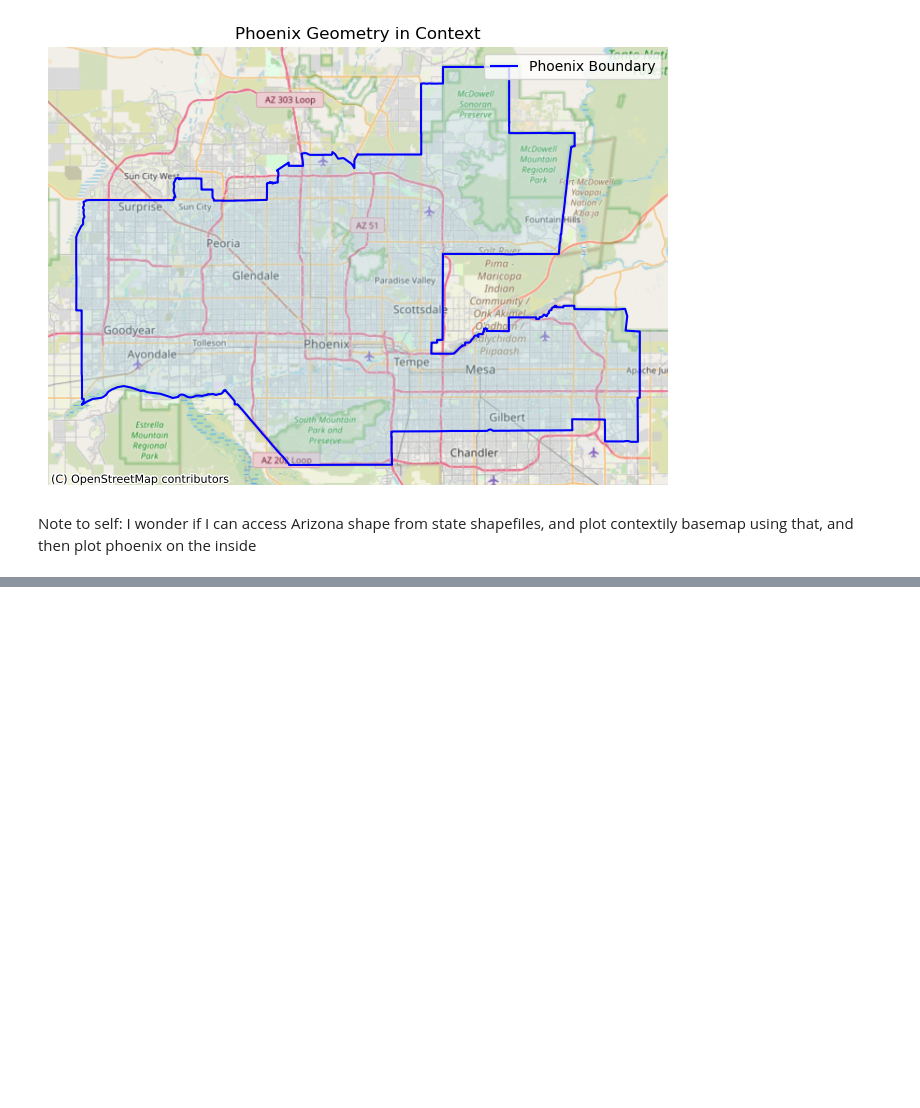
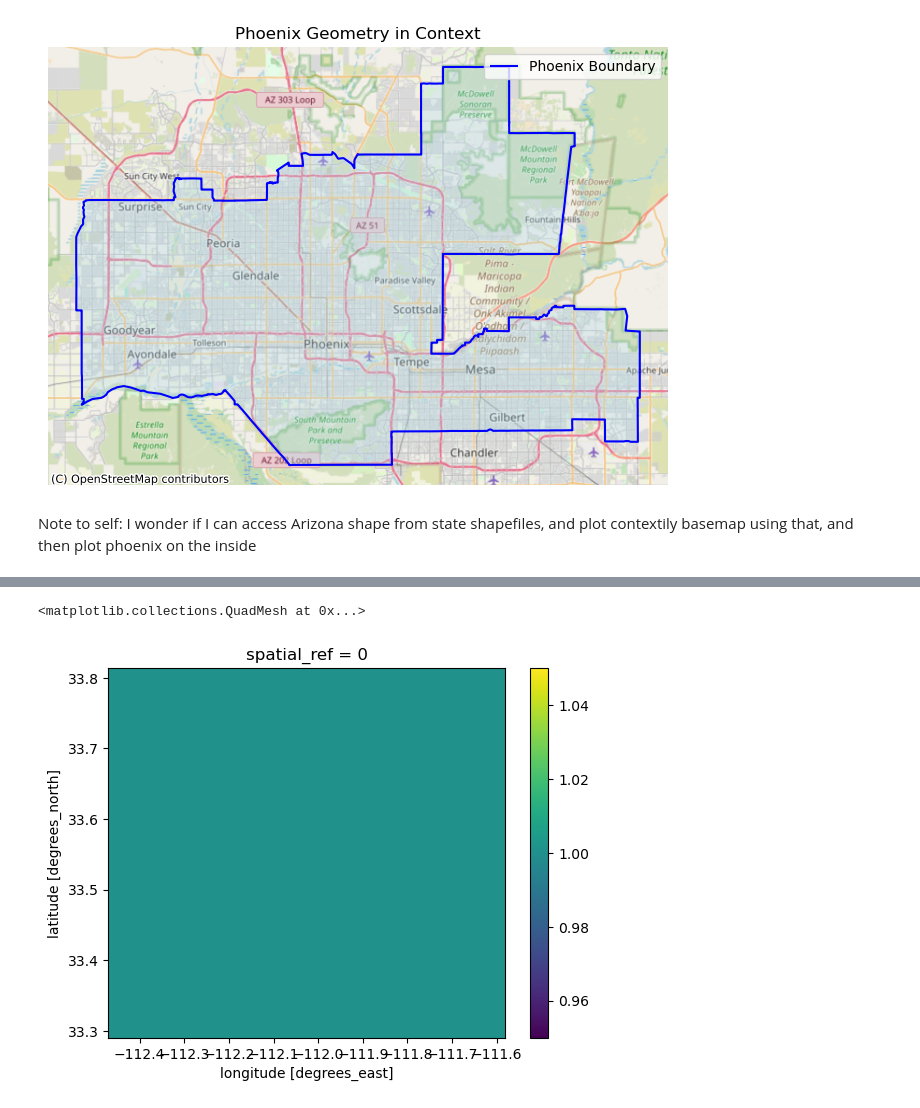
Before and after one commit to sofiasarak/biodiversity_phoenix, a Jupyter notebook: pheonix.ipynb, the cells around one changed output, grey strips where cells are left out. Cells and saved outputs as stored; diff of their text form; code cells hidden in the pictures; blank space fills up the shorter version.

```diff
--- a/pheonix.ipynb
+++ b/pheonix.ipynb
@@ -373,0 +485,15 @@ bii_phoenix = bii.rio.clip_box(*pheonix_county.total_bounds)
+# %%
+bii_2017_masked = bii_2017_clip.where(bii_2017_clip >= 0.75, 1)
+bii_2020_masked = bii_2020_clip.where(bii_2020_clip >= 0.75, 1)
+# %%
+# Find change in bii over 0.75
+change_in_bii = bii_2020_masked - bii_2017_masked
+# %%
+
+# Keep only values of -1, because those are those that correspond to area lost
+change_in_bii = change_in_bii.where(change_in_bii < 0, 1)
+# %%
+change_in_bii.plot()
+# %% [output]
+<matplotlib.collections.QuadMesh at 0x...>
+[figure, added]
```
Also changed, not shown: parts of 56 cells of this notebook.
